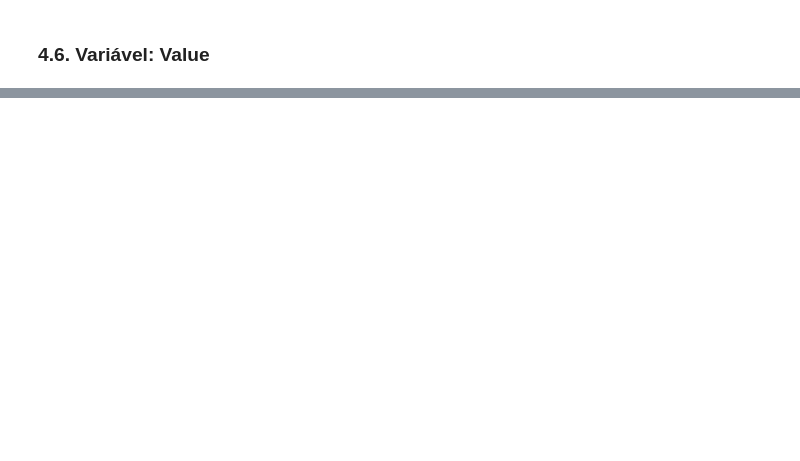
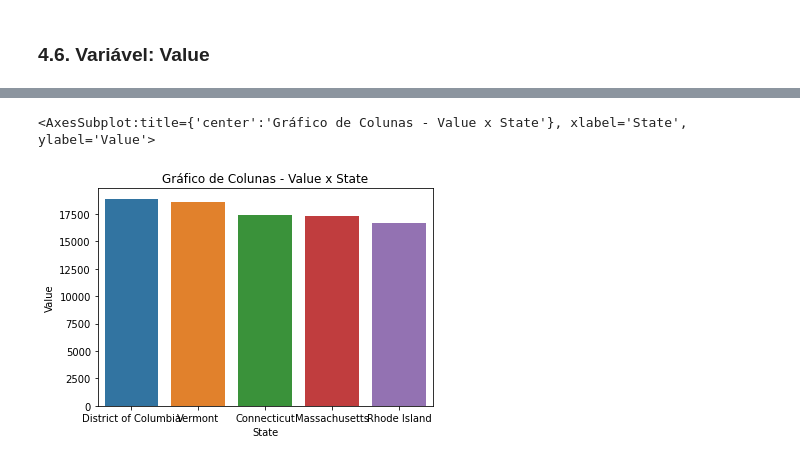
Before and after one commit to gabriellfelipe7/AnaliseExploratoria_AverageCostStudentUSA, a Jupyter notebook: AnaliseExploratoria_AverageCostStudentUSA.ipynb, the cells around one changed output, grey strips where cells are left out. Drawn from its saved outputs; the diff is of its cells as text; code cells hidden in the pictures; blank space fills up the shorter version.

```diff
--- a/AnaliseExploratoria_AverageCostStudentUSA.ipynb
+++ b/AnaliseExploratoria_AverageCostStudentUSA.ipynb
@@ -325,0 +452,5 @@ data_Expense =
+# %%
+#Tabela de médias de custos dos estudantes em cada estado
+media_custo_por_estado = data[['State', 'Value']].groupby(['State']).mean('Value')
+media_custo_por_estado = media_custo_por_estado.sort_values(['Value'], ascending = False)
+display(media_custo_por_estado)
@@ -325,0 +476,4 @@ data_Expense =
+# %%
+#Top 5 faculdades com mais despesas
+top_5_custo = media_custo_por_estado.head()
+display(top_5_custo)
@@ -325,0 +488,14 @@ data_Expense =
+# %%
+#Alterando o índice
+top_5_custo = top_5_custo.reset_index()
+# %%
+#Gráfico de Colunas
+
+plt.xlabel('State')
+plt.ylabel('Value')
+plt.title('Gráfico de Colunas - Value x State')
+
+sns.barplot(data = top_5_custo, x = 'State' , y = "Value")
+# %% [output]
+<AxesSubplot:title={'center':'Gráfico de Colunas - Value x State'}, xlabel='State', ylabel='Value'>
+[figure, added]
```
Also changed, not shown: parts of 22 cells of this notebook.
